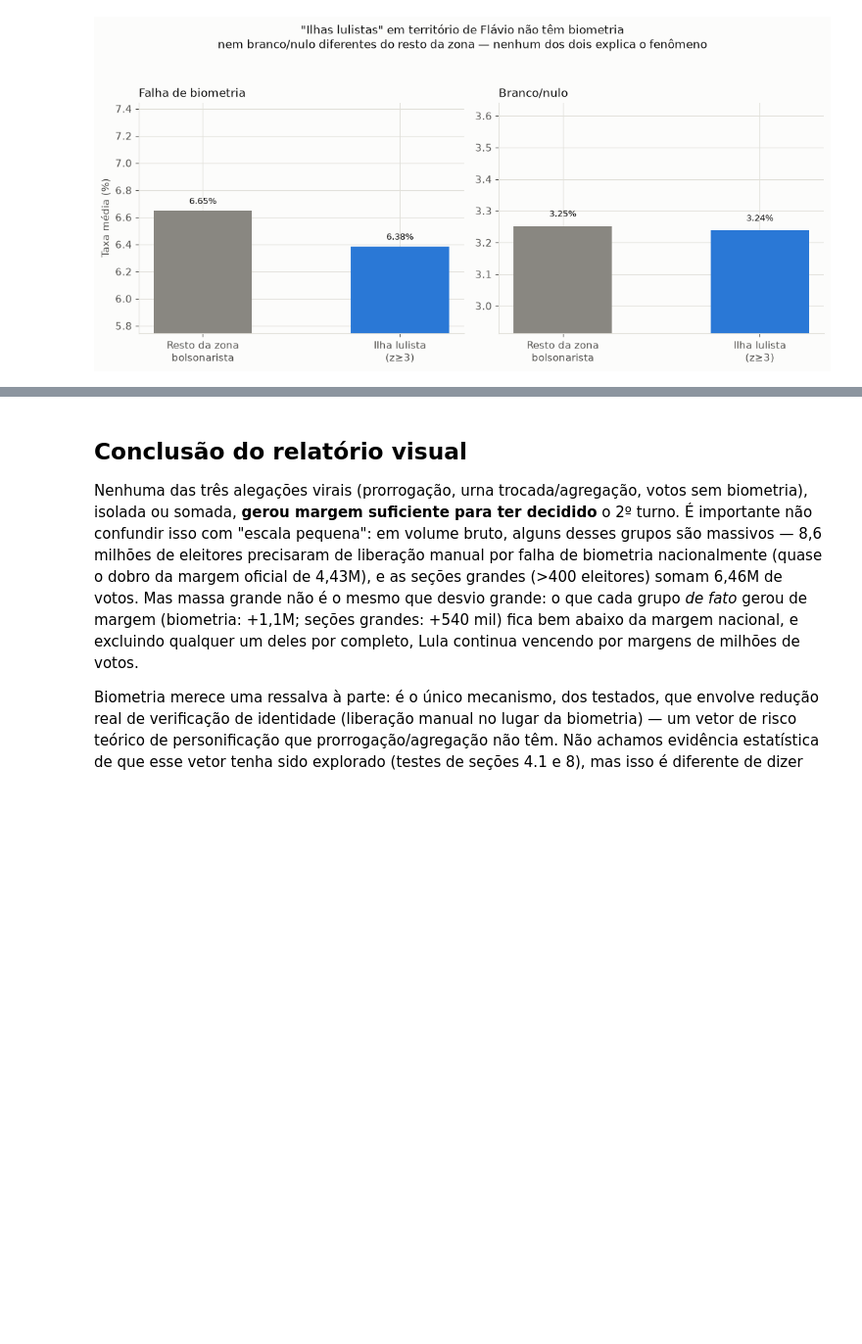
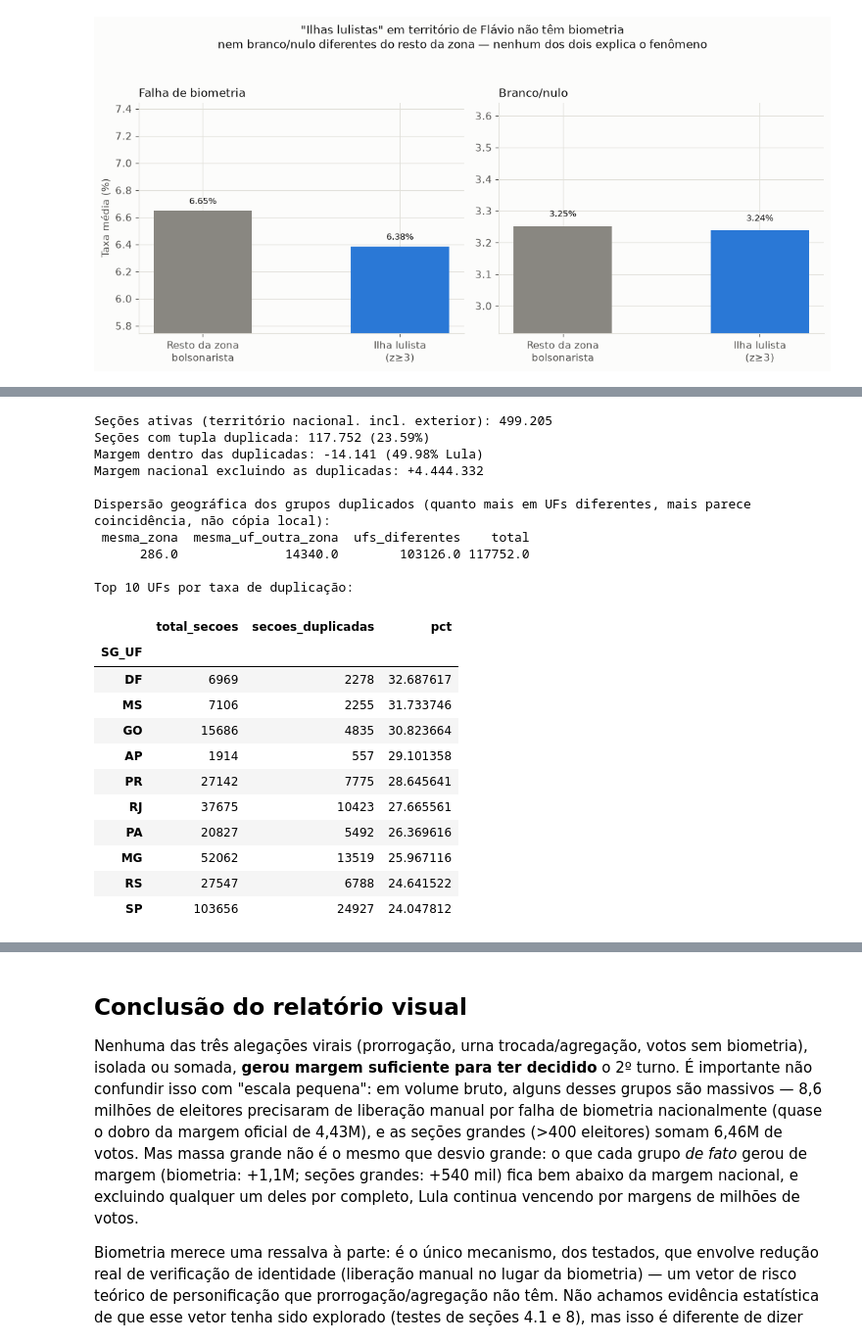
Before and after one commit to fsegall/eleicoes-2026-checagem, a Jupyter notebook: notebooks/01_eleicoes_2026_presidente.ipynb, the cells around one changed output, grey strips where cells are left out. Shown at 98% size. Cells and saved outputs as stored; diff of their text form; code cells hidden in the pictures; blank space fills up the shorter version.

```diff
--- a/notebooks/01_eleicoes_2026_presidente.ipynb
+++ b/notebooks/01_eleicoes_2026_presidente.ipynb
@@ -994,0 +1094,77 @@ plt.show()
+# %%
+con.execute("""
+CREATE OR REPLACE VIEW duplicatas_grupo AS
+SELECT lula, flavio, branco, nulo, comparecimento, COUNT(*) AS n_secoes
+FROM secao_full
+WHERE comparecimento > 0
+GROUP BY lula, flavio, branco, nulo, comparecimento
+HAVING COUNT(*) >= 2
+""")
+
+secoes_dup = con.sql("""
+SELECT s.SG_UF, s.NM_MUNICIPIO, s.NR_ZONA, s.NR_SECAO, s.lula, s.flavio, s.branco, s.nulo, s.comparecimento
+FROM secao_full s
+JOIN duplicatas_grupo g USING (lula, flavio, branco, nulo, comparecimento)
+WHERE s.comparecimento > 0
+""").df()
+
+secoes_ativas = int((secao_full.comparecimento > 0).sum())
+print(f"Seções ativas (território nacional, incl. exterior): {secoes_ativas:,}".replace(",", "."))
+print(f"Seções com tupla duplicada: {len(secoes_dup):,} ({100*len(secoes_dup)/secoes_ativas:.2f}%)".replace(",", "."))
+
+margem_dup = secoes_dup['lula'].sum() - secoes_dup['flavio'].sum()
+margem_excl_dup = (LULA_NAC - secoes_dup['lula'].sum()) - (FLAVIO_NAC - secoes_dup['flavio'].sum())
+pct_lula_dup = 100*secoes_dup['lula'].sum()/(secoes_dup['lula'].sum()+secoes_dup['flavio'].sum())
+print(f"Margem dentro das duplicadas: {margem_dup:+,.0f} ({pct_lula_dup:.2f}% Lula)".replace(",", "."))
+print(f"Margem nacional excluindo as duplicadas: {margem_excl_dup:+,.0f}".replace(",", "."))
+
+geo = con.sql("""
+WITH g AS (
+    SELECT lula, flavio, branco, nulo, comparecimento,
+           COUNT(DISTINCT SG_UF) AS n_ufs,
+           COUNT(DISTINCT (SG_UF || NM_MUNICIPIO || NR_ZONA::VARCHAR)) AS n_zonas,
+           COUNT(*) AS n_secoes
+    FROM secao_full
+    WHERE comparecimento > 0
+    GROUP BY lula, flavio, branco, nulo, comparecimento
+    HAVING COUNT(*) >= 2
+)
+SELECT
+    SUM(CASE WHEN n_zonas=1 THEN n_secoes ELSE 0 END) AS mesma_zona,
+    SUM(CASE WHEN n_ufs=1 AND n_zonas>1 THEN n_secoes ELSE 0 END) AS mesma_uf_outra_zona,
+    SUM(CASE WHEN n_ufs>1 THEN n_secoes ELSE 0 END) AS ufs_diferentes,
+    SUM(n_secoes) AS total
+FROM g
+""").df()
+print("\nDispersão geográfica dos grupos duplicados (quanto mais em UFs diferentes, mais parece coincidência, não cópia local):")
+print(geo.to_string(index=False))
+
+por_uf_dup = secoes_dup.groupby('SG_UF').size().rename('secoes_duplicadas')
+total_por_uf = secao_full[secao_full.comparecimento > 0].groupby('SG_UF').size().rename('total_secoes')
+uf_dup = pd.concat([total_por_uf, por_uf_dup], axis=1).fillna(0)
+uf_dup['pct'] = 100*uf_dup['secoes_duplicadas']/uf_dup['total_secoes']
+print("\nTop 10 UFs por taxa de duplicação:")
+uf_dup.sort_values('pct', ascending=False).head(10)
+# %% [output]
+Seções ativas (território nacional. incl. exterior): 499.205
+Seções com tupla duplicada: 117.752 (23.59%)
+Margem dentro das duplicadas: -14.141 (49.98% Lula)
+Margem nacional excluindo as duplicadas: +4.444.332
+
+Dispersão geográfica dos grupos duplicados (quanto mais em UFs diferentes, mais parece coincidência, não cópia local):
+ mesma_zona  mesma_uf_outra_zona  ufs_diferentes    total
+      286.0              14340.0        103126.0 117752.0
+
+Top 10 UFs por taxa de duplicação:
+|  | total_secoes | secoes_duplicadas | pct |
+| SG_UF |  |  |  |
+| DF | 6969 | 2278 | 32.687617 |
+| MS | 7106 | 2255 | 31.733746 |
+| GO | 15686 | 4835 | 30.823664 |
+| AP | 1914 | 557 | 29.101358 |
+| PR | 27142 | 7775 | 28.645641 |
+| RJ | 37675 | 10423 | 27.665561 |
+| PA | 20827 | 5492 | 26.369616 |
+| MG | 52062 | 13519 | 25.967116 |
+| RS | 27547 | 6788 | 24.641522 |
+| SP | 103656 | 24927 | 24.047812 |
```
Also changed, not shown: parts of 11 cells of this notebook, 1 other file.
